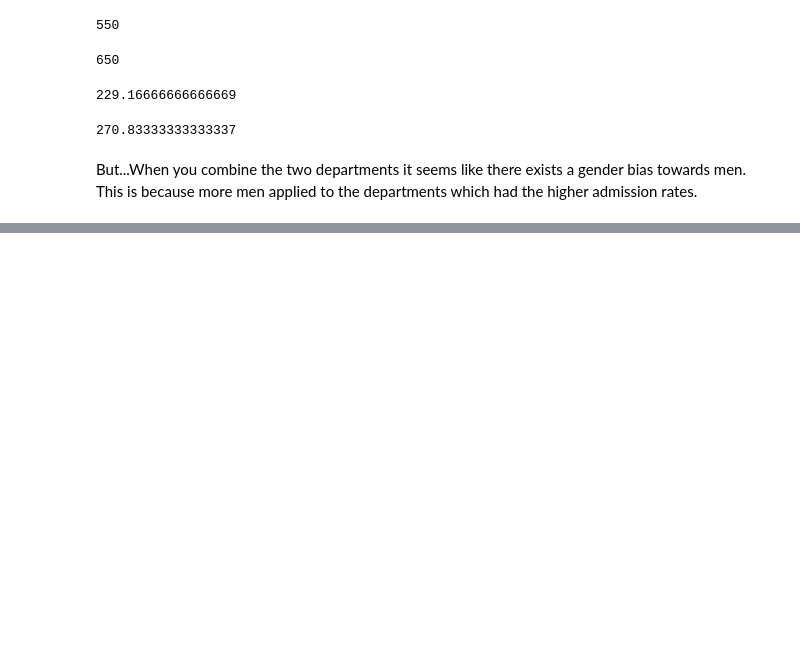
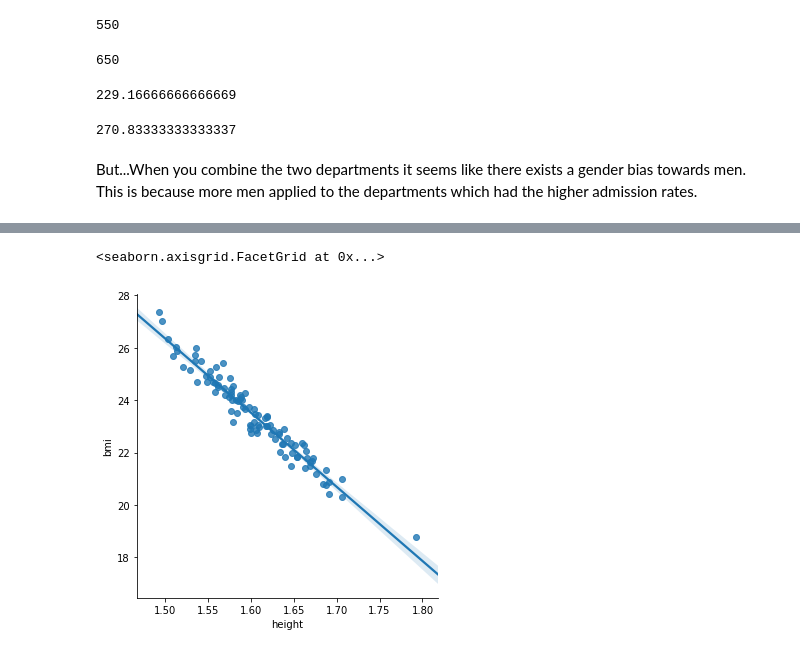
Before and after one commit to Datagatherer2357/Simpsons-paradox, a Jupyter notebook: Simpsons-paradox.ipynb, the cells around one changed output, grey strips where cells are left out. Saved outputs shown, nothing was run; the diff lists cells and outputs as text; code cells hidden in the pictures; blank space fills up the shorter version.

```diff
--- a/Simpsons-paradox.ipynb
+++ b/Simpsons-paradox.ipynb
@@ -77,0 +135,7 @@ import numpy as np
+# %%
+# The idea here is that as height goes up, BMI goes down
+
+sns.lmplot(x='height', y='bmi', data=women)
+# %% [output]
+<seaborn.axisgrid.FacetGrid at 0x...>
+[figure, added]
```
Also changed, not shown: parts of 13 cells of this notebook.
